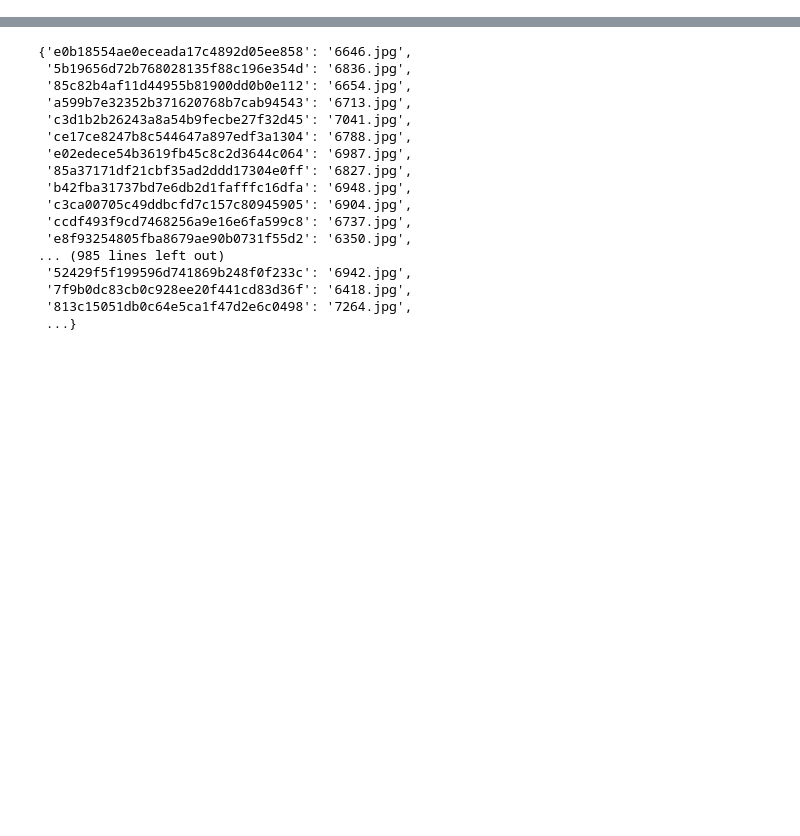
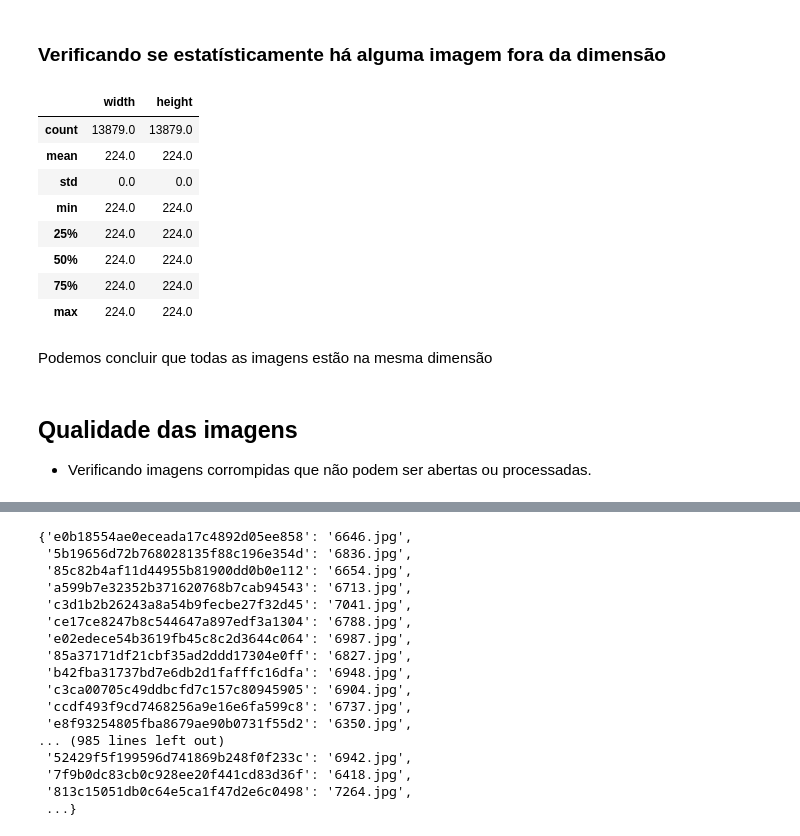
Before and after one commit to matt-balda/melanoma-detection, a Jupyter notebook: DeteccaoMelanoma.ipynb, the cells around one changed output, grey strips where cells are left out. Drawn from its saved outputs; the diff is of its cells as text; code cells hidden in the pictures; blank space fills up the shorter version.

```diff
--- a/DeteccaoMelanoma.ipynb
+++ b/DeteccaoMelanoma.ipynb
@@ -120,0 +62,20 @@ len(validator.images_hashes)
+# %% [markdown]
+### Verificando se estatísticamente há alguma imagem fora da dimensão
+# %%
+display(df.describe())
+# %% [output]
+|  | width | height |
+| count | 13879.0 | 13879.0 |
+| mean | 224.0 | 224.0 |
+| std | 0.0 | 0.0 |
+| min | 224.0 | 224.0 |
+| 25% | 224.0 | 224.0 |
+| 50% | 224.0 | 224.0 |
+| 75% | 224.0 | 224.0 |
+| max | 224.0 | 224.0 |
+# %% [markdown]
+Podemos concluir que todas as imagens estão na mesma dimensão
+# %% [markdown]
+## Qualidade das imagens
+- Verificando imagens corrompidas que não podem ser abertas ou
+processadas.
```
Also changed, not shown: parts of 61 cells of this notebook, 3 other files.
